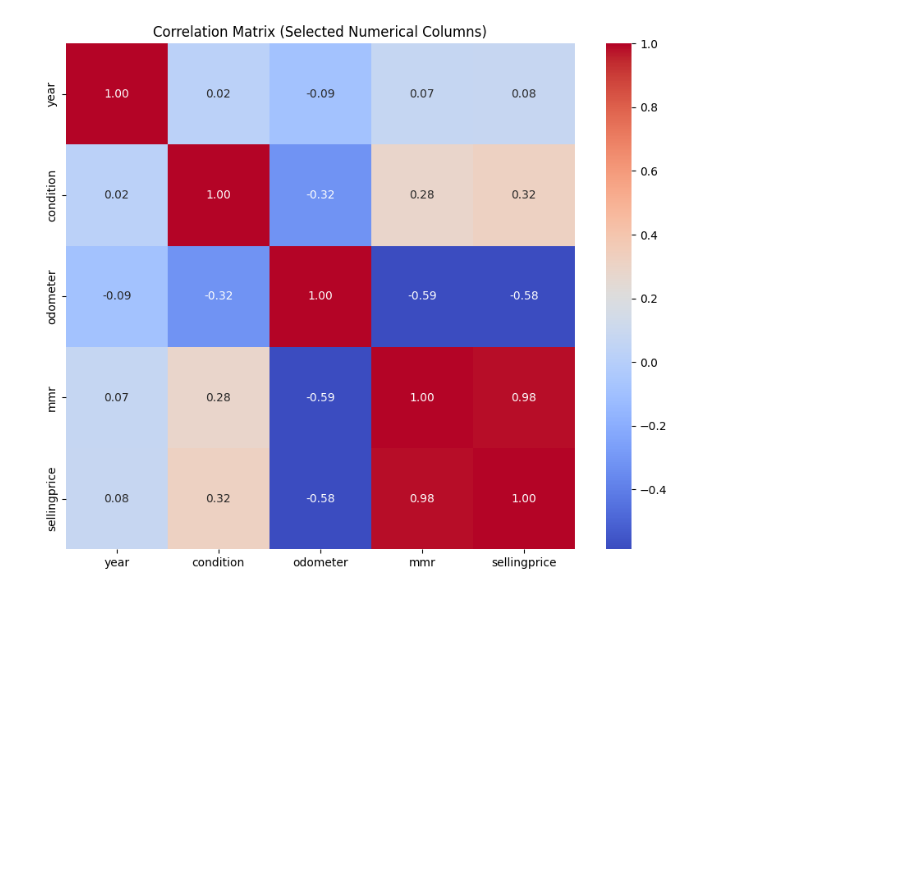
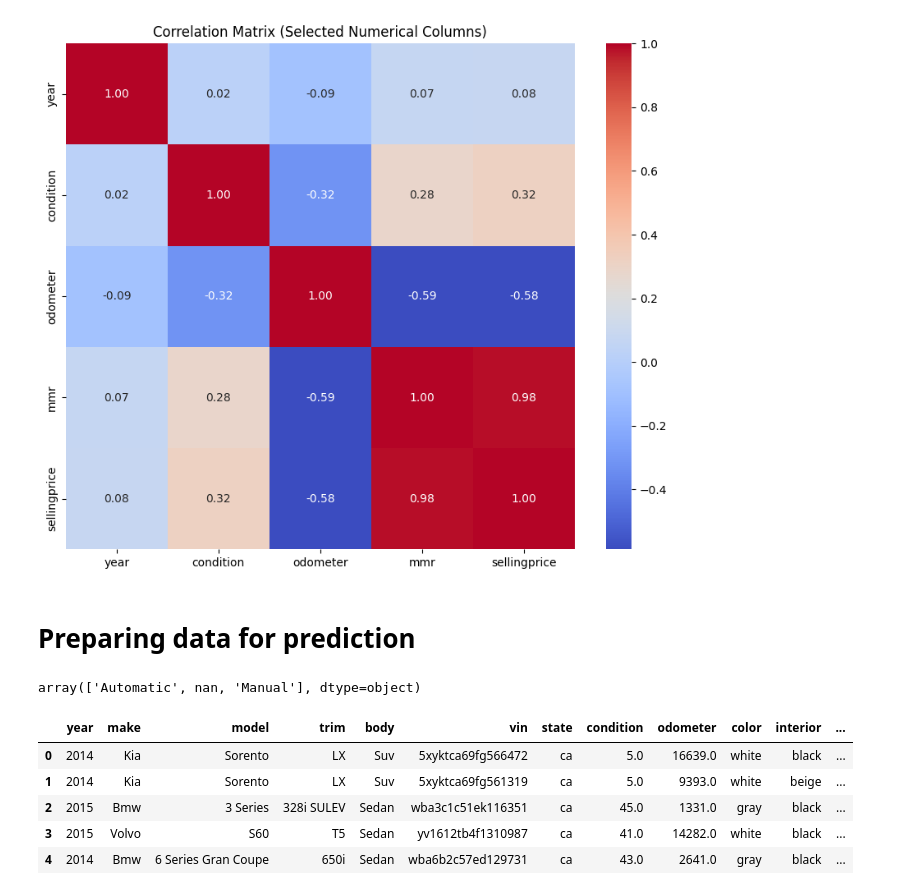
Before and after one commit to borhenDH/Car-sales-analysis-and-prediction-, a Jupyter notebook: Analysis.ipynb, the cells around one changed output. Saved outputs shown, nothing was run; the diff lists cells and outputs as text; code cells hidden in the pictures; blank space fills up the shorter version.

```diff
--- a/Analysis.ipynb
+++ b/Analysis.ipynb
@@ -268,3 +268,24 @@ plt.title('Correlation Matrix (Selected Numerical Columns)')
 plt.show()
 # %% [output]
 [figure]
+# %% [markdown]
+# Preparing data for prediction
+# %%
+data["transmission"].unique()
+# %% [output]
+array(['Automatic', nan, 'Manual'], dtype=object)
+# %%
+# Fill NaNs with a placeholder value to indicate missing category
+data['transmission'] = data['transmission'].fillna('unknown')
+
+# Perform one-hot encoding
+data = pd.get_dummies(data, columns=['transmission'], prefix='transmission')
+# %%
+data.head()
+# %% [output]
+|  | year | make | model | trim | body | vin | state | condition | odometer | color | interior | ... |
+| 0 | 2014 | Kia | Sorento | LX | Suv | 5xyktca69fg566472 | ca | 5.0 | 16639.0 | white | black | ... |
+| 1 | 2014 | Kia | Sorento | LX | Suv | 5xyktca69fg561319 | ca | 5.0 | 9393.0 | white | beige | ... |
+| 2 | 2015 | Bmw | 3 Series | 328i SULEV | Sedan | wba3c1c51ek116351 | ca | 45.0 | 1331.0 | gray | black | ... |
+| 3 | 2015 | Volvo | S60 | T5 | Sedan | yv1612tb4f1310987 | ca | 41.0 | 14282.0 | white | black | ... |
+| 4 | 2014 | Bmw | 6 Series Gran Coupe | 650i | Sedan | wba6b2c57ed129731 | ca | 43.0 | 2641.0 | gray | black | ... |
```
Also changed, not shown: parts of 1 cell of this notebook.
